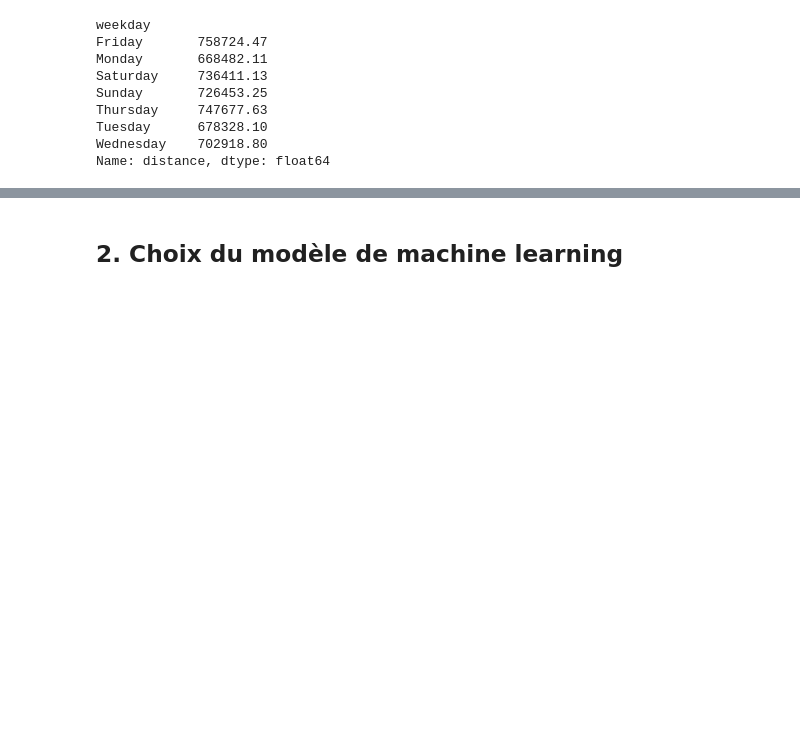
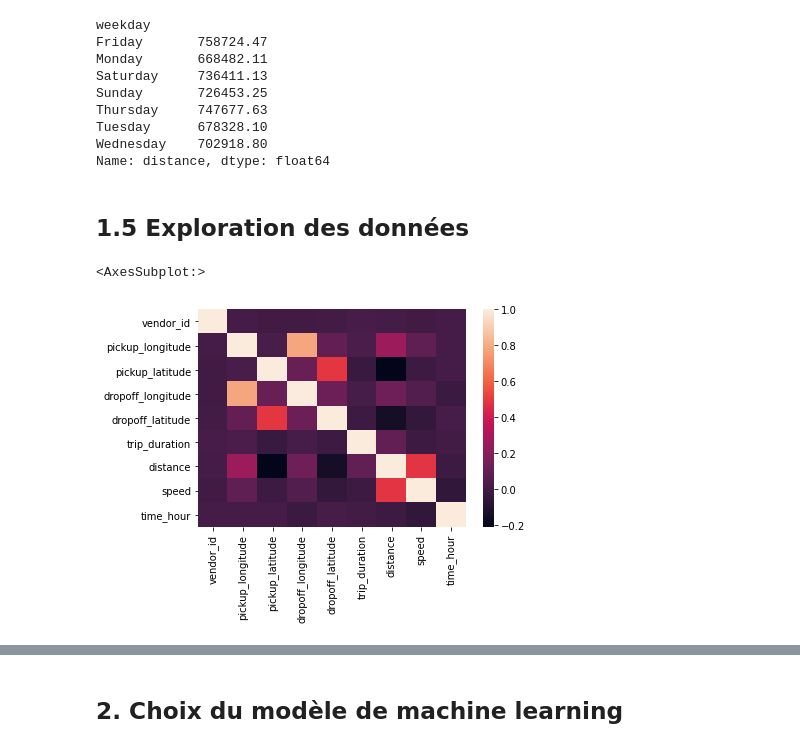
Before and after one commit to KevinB-a/NYC_cabs, a Jupyter notebook: notebook/explorattion_des_data_&_construction_models.ipynb, the cells around one changed output, grey strips where cells are left out. Saved outputs shown, nothing was run; the diff lists cells and outputs as text; code cells hidden in the pictures; blank space fills up the shorter version.

Commit message:
add some graph

```diff
--- a/notebook/explorattion_des_data_&_construction_models.ipynb
+++ b/notebook/explorattion_des_data_&_construction_models.ipynb
@@ -38,7 +40,7 @@ print(int(dist_km),"km")
 # %% [output]
 179 km
 # %%
-df['distance'] = ft_haversine_distance(df['pickup_latitude'].values,df['pickup_longitude'].values, df['dropoff_latitude'].values,df['dropoff_longitude'].values)
+df['distance'] = lat_and_long_to_distance(df['pickup_latitude'].values,df['pickup_longitude'].values, df['dropoff_latitude'].values,df['dropoff_longitude'].values)
 # %%
 df.head()
 # %% [output]
@@ -132,3 +134,10 @@ Thursday     747677.63
 Tuesday      678328.10
 Wednesday    702918.80
 Name: distance, dtype: float64
+# %% [markdown]
+## 1.5 Exploration des données
+# %%
+sns.heatmap(df.corr())
+# %% [output]
+<AxesSubplot:>
+[figure, added]
```
Also changed, not shown: parts of 7 cells of this notebook, 1 other file.
